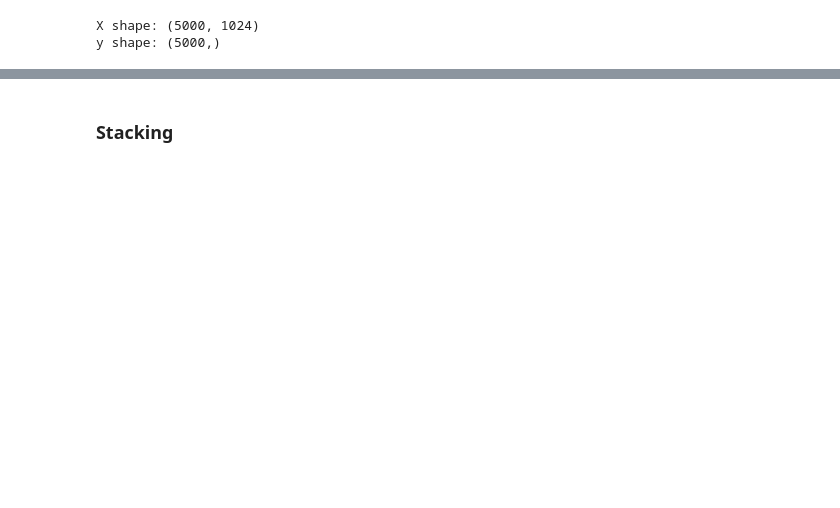
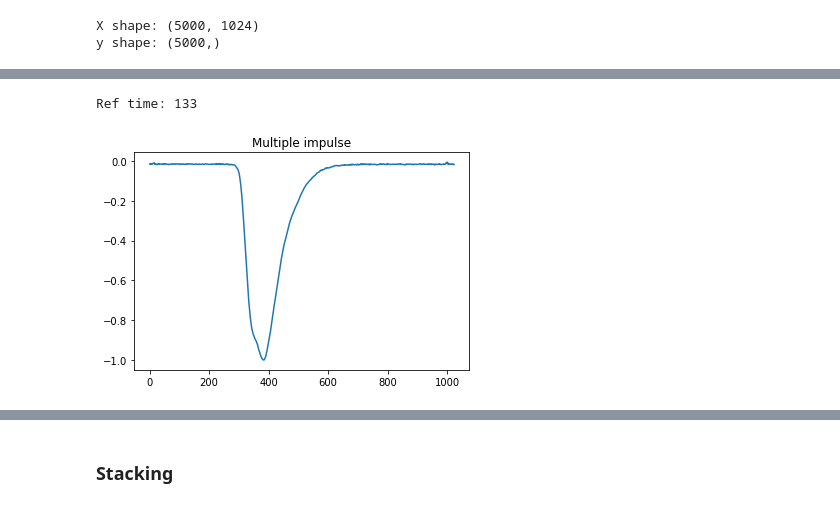
Before and after one commit to whiteRa2bit/cern_summer_project, a Jupyter notebook: problem2/reference_time_regressor.ipynb, the cells around one changed output, grey strips where cells are left out. Saved outputs shown, nothing was run; the diff lists cells and outputs as text; code cells hidden in the pictures; blank space fills up the shorter version.

```diff
--- a/problem2/reference_time_regressor.ipynb
+++ b/problem2/reference_time_regressor.ipynb
@@ -164,7 +153,7 @@ X, y = prepare_data(X_origin, y_origin, tau_range, alpha_range, data_size=5000,
 X shape: (5000, 1024)
 y shape: (5000,)
 # %%
-X = get_freq_data(X, freq=25)
+# X = get_freq_data(X, freq=15)
 # %%
 X.shape
 # %% [output]
@@ -181,0 +169,5 @@ plt.hist(y)
+# %%
+idxs = []
+for i in range(len(y)):
+    if y[i] < 140 and y[i] > 120:
+        idxs.append(i)
@@ -182,3 +198,11 @@ plt.hist(y)
+# %%
+i = 3
+plt.title("Multiple impulse")
+plt.plot(X[idxs[i]])
+print("Ref time:", y[idxs[i]])
+# %% [output]
+Ref time: 133
+[figure, added]
 # %%
 from sklearn.pipeline import Pipeline
 from sklearn.linear_model import HuberRegressor
```
Also changed, not shown: parts of 16 cells of this notebook, 14 other files.
